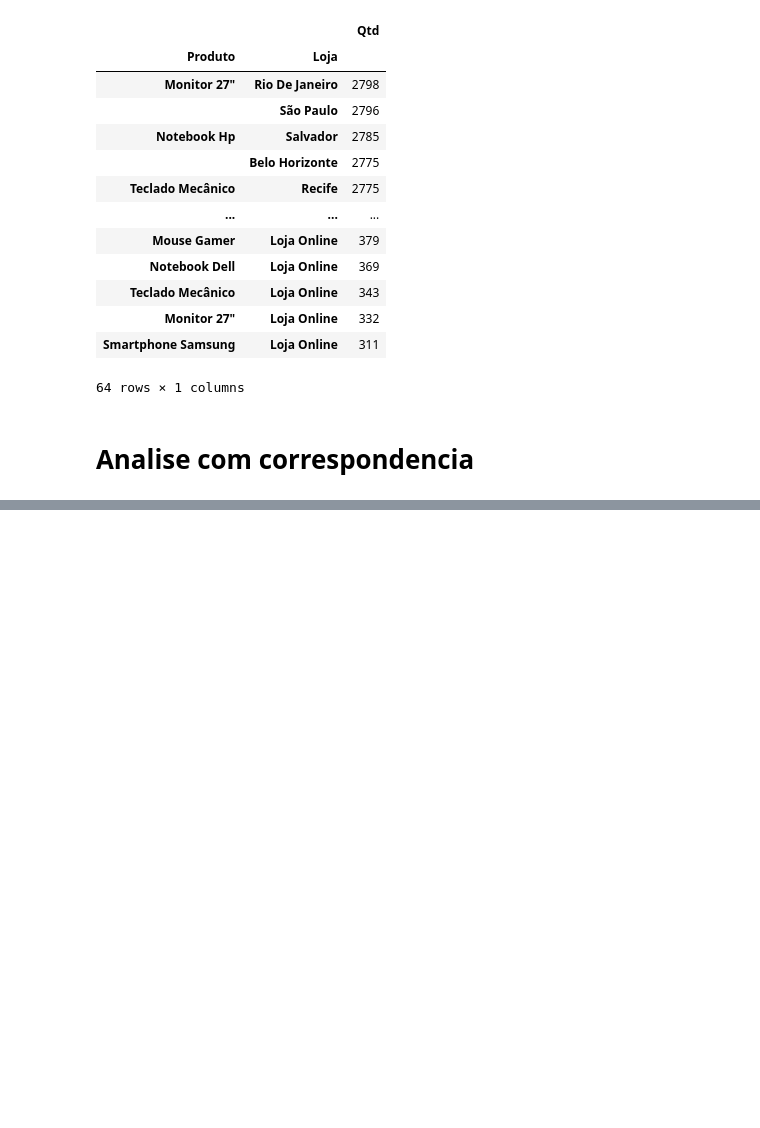
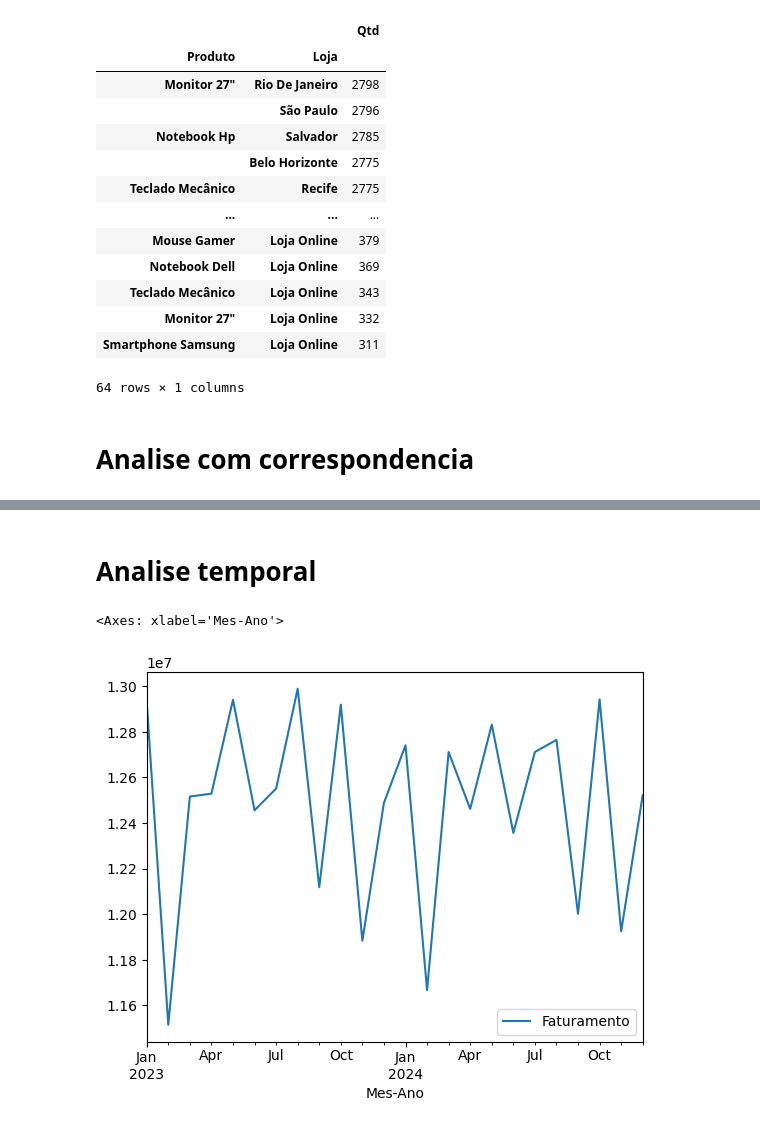
Before and after one commit to RaphaelAlcantara/Analise-pandas, a Jupyter notebook: main.ipynb, the cells around one changed output, grey strips where cells are left out. Saved outputs shown, nothing was run; the diff lists cells and outputs as text; code cells hidden in the pictures; blank space fills up the shorter version.

```diff
--- a/main.ipynb
+++ b/main.ipynb
@@ -514,0 +539,10 @@ display(df_analise_lojas_por_produto)
+# %% [markdown]
+# Analise temporal
+# %%
+df_analise["Mes-Ano"] = df_analise["Data"].dt.to_period("M")
+df_vendas_mes = df_analise[["Mes-Ano", "Faturamento"]].groupby("Mes-Ano"). sum()
+df_vendas_mes.plot()
+#display(df_vendas_mes)
+# %% [output]
+<Axes: xlabel='Mes-Ano'>
+[figure, added]
```
Also changed, not shown: parts of 13 cells of this notebook, 1 other file.
